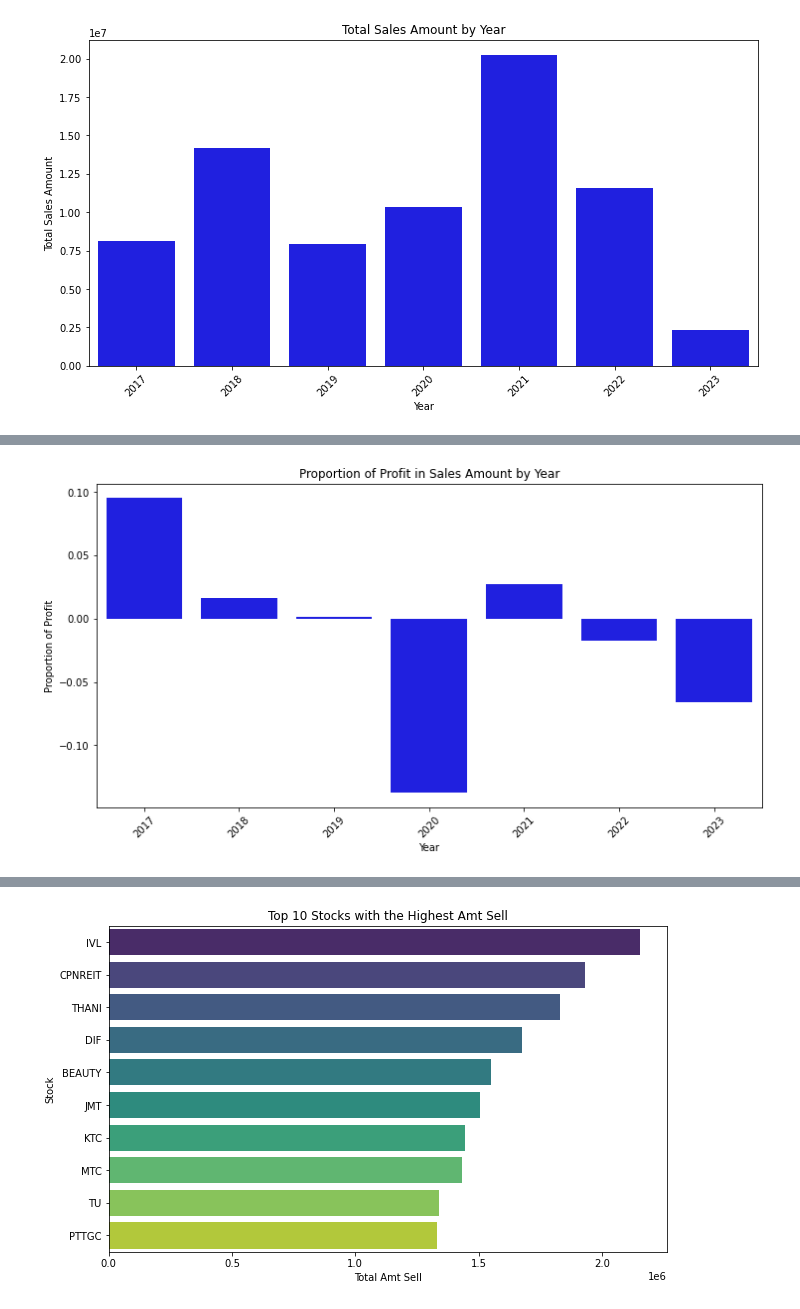
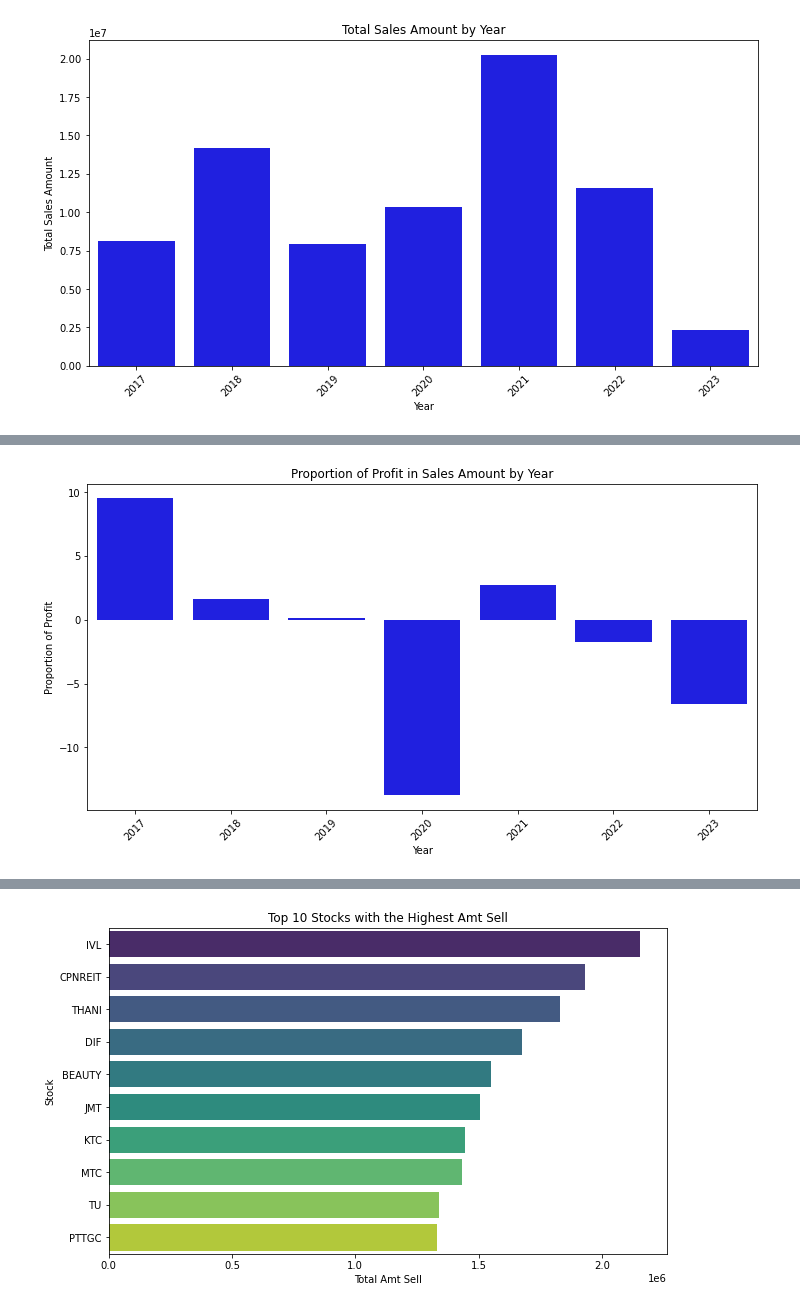
Before and after one commit to santimcs/A7, a Jupyter notebook: ChatGPT/Data_Analysis_4.ipynb, the cells around one changed output, grey strips where cells are left out. Saved outputs shown, nothing was run; the diff lists cells and outputs as text; code cells hidden in the pictures.

```diff
--- a/ChatGPT/Data_Analysis_4.ipynb
+++ b/ChatGPT/Data_Analysis_4.ipynb
@@ -17,10 +17,8 @@ dividends = pd.read_csv(dividends_url)
 pd.options.display.float_format = '{:,.2f}'.format
 # Merge the dataframes
 sales = sells.merge(buys, left_on='buy_id', right_on='id', suffixes=('_sell', '_buy'))
-sales = sales.merge(stocks, left_on='stock_id', right_on='id', suffixes=('_sales', '_stock'))
-# Extract the year from the 'date_sell' column
-sales['date_sell'] = pd.to_datetime(sales['date_sell'])
-sales['year'] = sales['date_sell'].dt.year
+sales = sales.merge(stocks, left_on='stock_id', right_on='id', suffixes=('_sell', '_stock'))
+
 # Display the merged dataframe
 sales.head()
 # %% [output]
@@ -36,6 +54,6 @@ sales.head()
 # %%
 # Calculate the total sales amount by year
-sales_amount_by_year = sales.groupby('year')['amt_sell'].sum()
+sales_amount_by_year = sales.groupby('year_sell')['amt_sell'].sum()
 
 # Create a bar plot for the total sales amount by year
 plt.figure(figsize=(12, 6))
@@ -50,17 +106,17 @@ plt.show()
 # %%
 # Calculate the total profit by year
-total_profit_by_year = sales.groupby('year')['profit'].sum()
+total_profit_by_year = sales.groupby('year_sell')['profit'].sum()
 
 # Calculate the proportion of profit in sales amount by year
-profit_proportion_by_year = total_profit_by_year / sales_amount_by_year
+profit_proportion_by_year = (total_profit_by_year / sales_amount_by_year) * 100
 
 # Create a bar plot for the proportion of profit in sales amount by year
 plt.figure(figsize=(12, 6))
 sns.barplot(x=profit_proportion_by_year.index, y=profit_proportion_by_year.values, color='blue')
 plt.title('Proportion of Profit in Sales Amount by Year')
 plt.xlabel('Year')
 plt.ylabel('Proportion of Profit')
 plt.xticks(rotation=45)
 plt.show()
 # %% [output]
-[figure, old version]
+[figure, new version]
```
Also changed, not shown: parts of 42 cells of this notebook, 57 other files.
